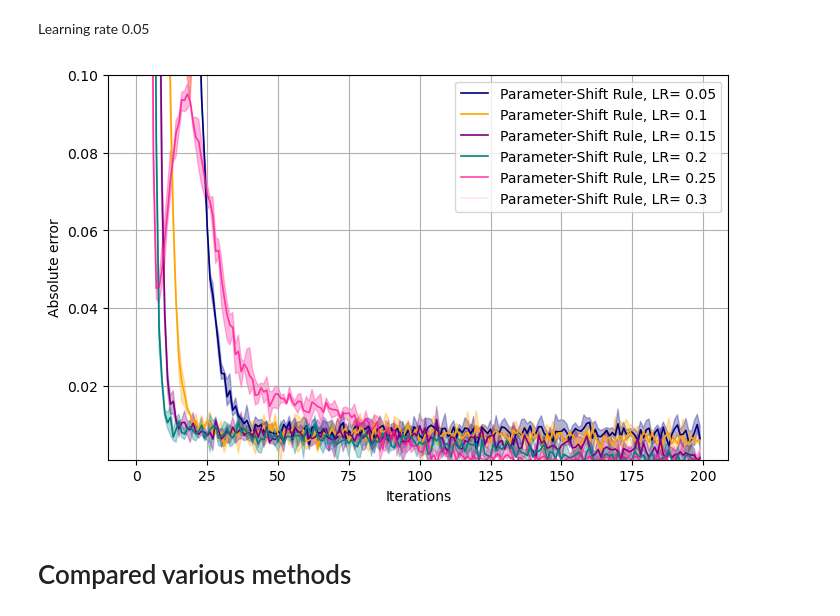
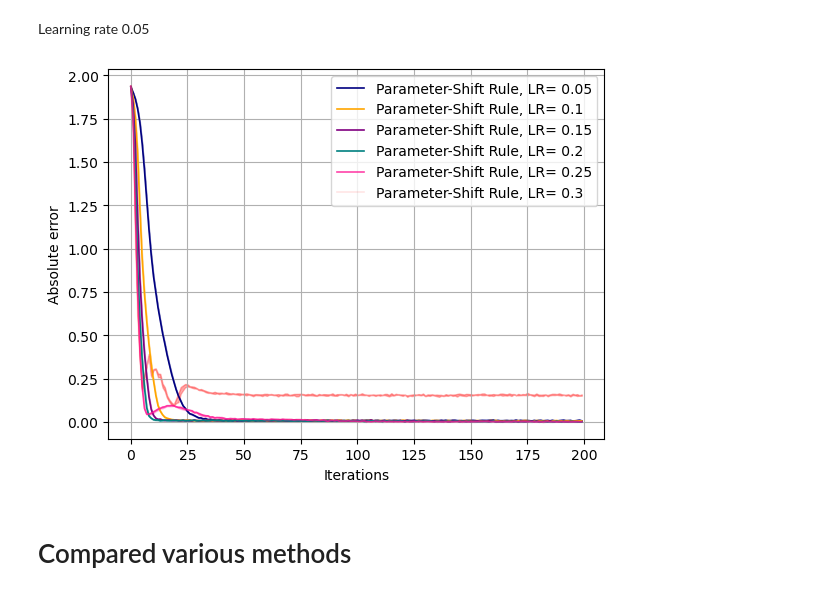
Before and after one commit to nguyenvulinh666/Variational-Quantum-EigeinSolver, a Jupyter notebook: data - 3.ipynb, the cells around one changed output. Drawn from its saved outputs; the diff is of its cells as text; code cells hidden in the pictures.

```diff
--- a/data - 3.ipynb
+++ b/data - 3.ipynb
@@ -835,7 +840,7 @@ import matplotlib.pyplot as plt
 # %matplotlib widget
 
 gs_energy = -6.29150262
-
+fig, ax = plt.subplots()
 
 # Normal
 x = np.arange(0, len(PRS1_05))
@@ -886,7 +891,7 @@ for i in range(len(PRS1_15)):
     low_PRS_3[i] = abs((min(PRS1_3[i], PRS2_3[i], PRS3_3[i])-gs_energy)/gs_energy)
 
 
-plt.figure(figsize=(8,5))
+# plt.figure(figsize=(8,5))
 
 plt.plot(abs(((PRS1_05+PRS2_05+PRS3_05)/3-gs_energy)/gs_energy), color='navy', lw=1.2, label='Parameter-Shift Rule, LR= 0.05')
 plt.plot(abs(((PRS1_1+PRS2_1+PRS3_1)/3-gs_energy)/gs_energy), color='orange', lw=1.2, label='Parameter-Shift Rule, LR= 0.1')
@@ -909,7 +914,7 @@ plt.xlabel('Iterations')
 # plt.axhline(y=0.001, color="silver", ls="--", lw=1, label="Target: " + str(f'{0.001}'))
 # plt.title('Parameter Shift Rule with various of learning rate')
 # plt.yscale('log')
-plt.ylim((1e-3,1e-1))
+# plt.ylim((0, 0.05))
 plt.legend()
 plt.grid()
 
@@ -968,34 +973,35 @@ plt.show()
 
 # plt.figure(figsize=(8,5))
 
 # plt.plot(((PRS1_05+PRS2_05+PRS3_05)/3), color='navy', lw=1.2, label='Parameter-Shift Rule, LR= 0.05')
 # plt.plot(((PRS1_1+PRS2_1+PRS3_1)/3), color='orange', lw=1.2, label='Parameter-Shift Rule, LR= 0.1')
 # plt.plot(((PRS1_15+PRS2_15+PRS3_15)/3), color='purple', lw=1.2, label='Parameter-Shift Rule, LR= 0.15')
 # plt.plot(((PRS1_2+PRS2_2+PRS3_2)/3), color='teal', lw=1.2, label='Parameter-Shift Rule, LR= 0.2')
 # plt.plot(((PRS1_25+PRS2_25+PRS3_25)/3), color='deeppink',  alpha=0.8, lw=1.2, label='Parameter-Shift Rule, LR= 0.25')
 # plt.plot(((PRS1_3+PRS2_3+PRS3_3)/3), color='red', lw=1.2, alpha=0.7, label='Parameter-Shift Rule, LR= 0.3')
 
 # plt.fill_between(x, high_PRS_05, low_PRS_05, color='navy', alpha=.3)
 # plt.fill_between(x, high_PRS_1, low_PRS_1,  color='orange', alpha=.3)
 # plt.fill_between(x, high_PRS_15, low_PRS_15,  color='purple', alpha=.3)
 # plt.fill_between(x, high_PRS_2, low_PRS_2,  color='teal', alpha=.3)
 # plt.fill_between(x, high_PRS_25, low_PRS_25,  color='deeppink', alpha=.3)
 # plt.fill_between(x, high_PRS_3, low_PRS_3,  color='red', alpha=.3)
 
 # plt.ylabel('Energy')
 # plt.xlabel('Iterations')
 # plt.axhline(y=gs_energy, color="tab:red", ls="--", lw=1, label="Target: " + str(gs_energy))
 # # Exact ground state energy value
 # # plt.axhline(y=gs_energy, color="tab:red", ls="--", lw=2, label="Target: " + str(gs_energy))
 # plt.title('Parameter Shift Rule with various of learning rate')
 # # plt.yscale('log')
 # plt.ylim((-6.3,-6.15))
 # plt.legend()
 # plt.grid()
 
 # plt.show()
+fig.savefig('PRS-3-ReAm2.png', format='png', dpi=600)
 # %% [output]
-[figure, old version]
+[figure, new version]
 # %% [markdown]
 # Compared various methods
 # %%
```
Also changed, not shown: parts of 7 cells of this notebook, 5 other files.
